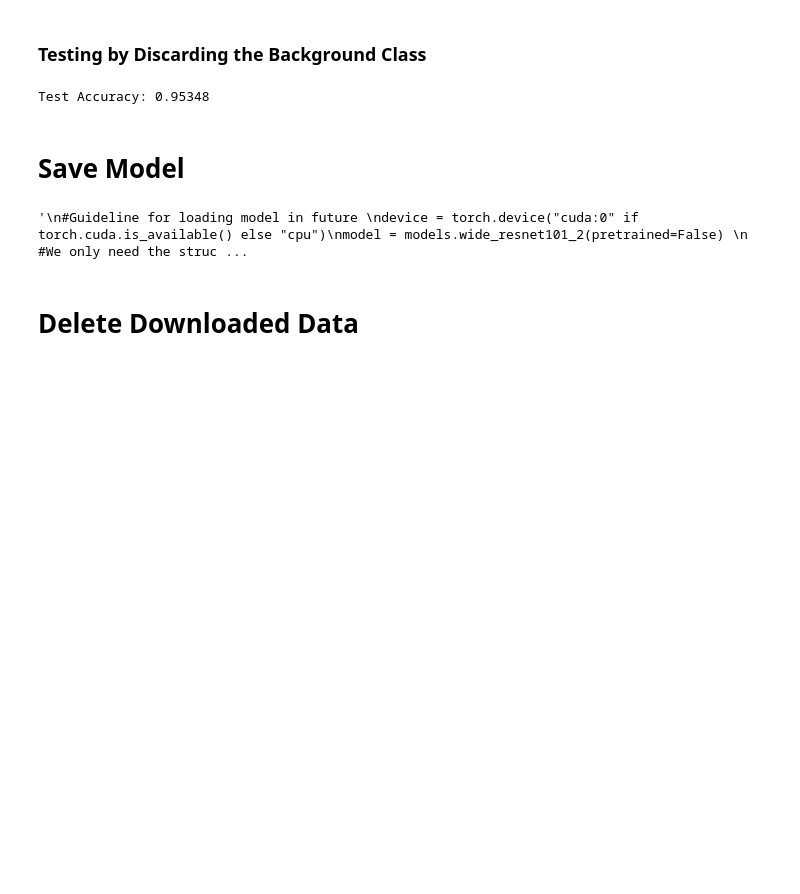
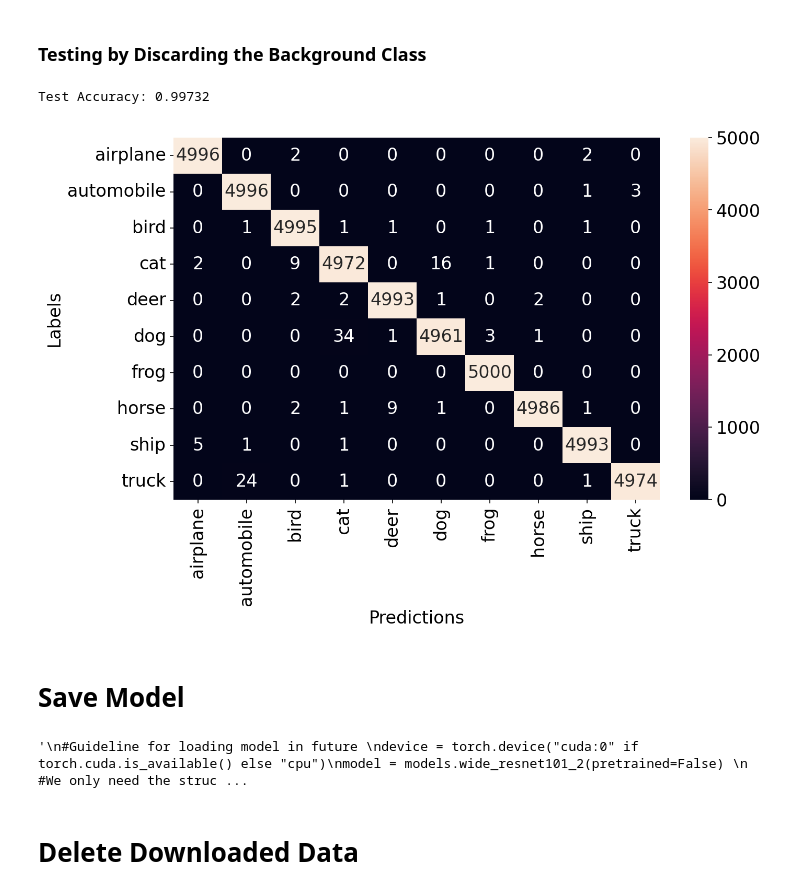
Before and after one commit to dipuk0506/UQ, a Jupyter notebook: CAM/Transformer/CIFAR10-Background, Transformer, and SpinalNet.ipynb, the cells around one changed output. Saved outputs shown, nothing was run; the diff lists cells and outputs as text; code cells hidden in the pictures; blank space fills up the shorter version.

```diff
--- a/CAM/Transformer/CIFAR10-Background, Transformer, and SpinalNet.ipynb
+++ b/CAM/Transformer/CIFAR10-Background, Transformer, and SpinalNet.ipynb
@@ -34,8 +34,8 @@ from sklearn.metrics import confusion_matrix
 # %% [markdown]
 ### Create Directories and Extract Background Data
 # %%
-Num_class=100
-folderlocation = './data/CIFAR100/'
+Num_class=10
+folderlocation = './data/CIFAR10/'
 
 def create_dir(folderlocation):
     if not os.path.exists(folderlocation):
@@ -68,14 +68,14 @@ for dirpath, dirnames, filenames in os.walk('./Background/'):
 # %% [markdown]
 ### Download Oxford-102 data and copy to folders
 # %%
-data_train = datasets.CIFAR100('/files/', train='True', download=True,
+data_train = datasets.CIFAR10('/files/', train='True', download=True,
                              transform=transforms.Compose([ ]))
 
 for iter1 in range(len(data_train)):
     x, a = data_train[iter1]
     imageio.imwrite(folderlocation + 'train/'+str(a)+'/train'+str(iter1)+'.png', x)
 
-data_test = datasets.CIFAR100('/files/', train='False', download=True,
+data_test = datasets.CIFAR10('/files/', train='False', download=True,
                              transform=transforms.Compose([ ]))
 
 for iter1 in range(len(data_test)):
@@ -306,16 +306,35 @@ for inputs, labels in dataloaders_test['test']:
 
         labels = labels.data.cpu().numpy()
         y_true.extend(labels) # Save Truth
-
-
-test_accuracy = 0
-for iter1 in range(len(y_true)):
-    if y_true[iter1] == y_pred[iter1]:
-        test_accuracy = test_accuracy + 1
-
-print('Test Accuracy:',test_accuracy/len(y_true))
-# %% [output]
-Test Accuracy: 0.95348
+# %%
+test_accuracy = 0
+for iter1 in range(len(y_true)):
+    if y_true[iter1] == y_pred[iter1]:
+        test_accuracy = test_accuracy + 1
+
+print('Test Accuracy:',test_accuracy/len(y_true))
+
+# constant for classes
+classes = ('airplane', 'automobile', 'bird', 'cat', 'deer', 'dog', 'frog', 'horse', 'ship', 'truck')
+
+# Build confusion matrix
+cf_matrix = confusion_matrix(y_true, y_pred)
+df_cm = pd.DataFrame(cf_matrix, index = [i for i in classes],
+                     columns = [i for i in classes])
+
+
+
+plt.figure(figsize = (10,6),dpi=150)
+plt.rcParams['font.size'] = '16'
+fig = sn.heatmap(df_cm, annot=True, fmt=".0f")
+plt.ylabel("Labels")
+plt.xlabel("Predictions")
+plt.show(fig)
+
+fig.figure.savefig('Confusion_test.pdf', bbox_inches = 'tight')
+# %% [output]
+Test Accuracy: 0.99732
+[figure, added]
 # %% [markdown]
 # Save Model
 # %%
```
Also changed, not shown: parts of 4 cells of this notebook.
